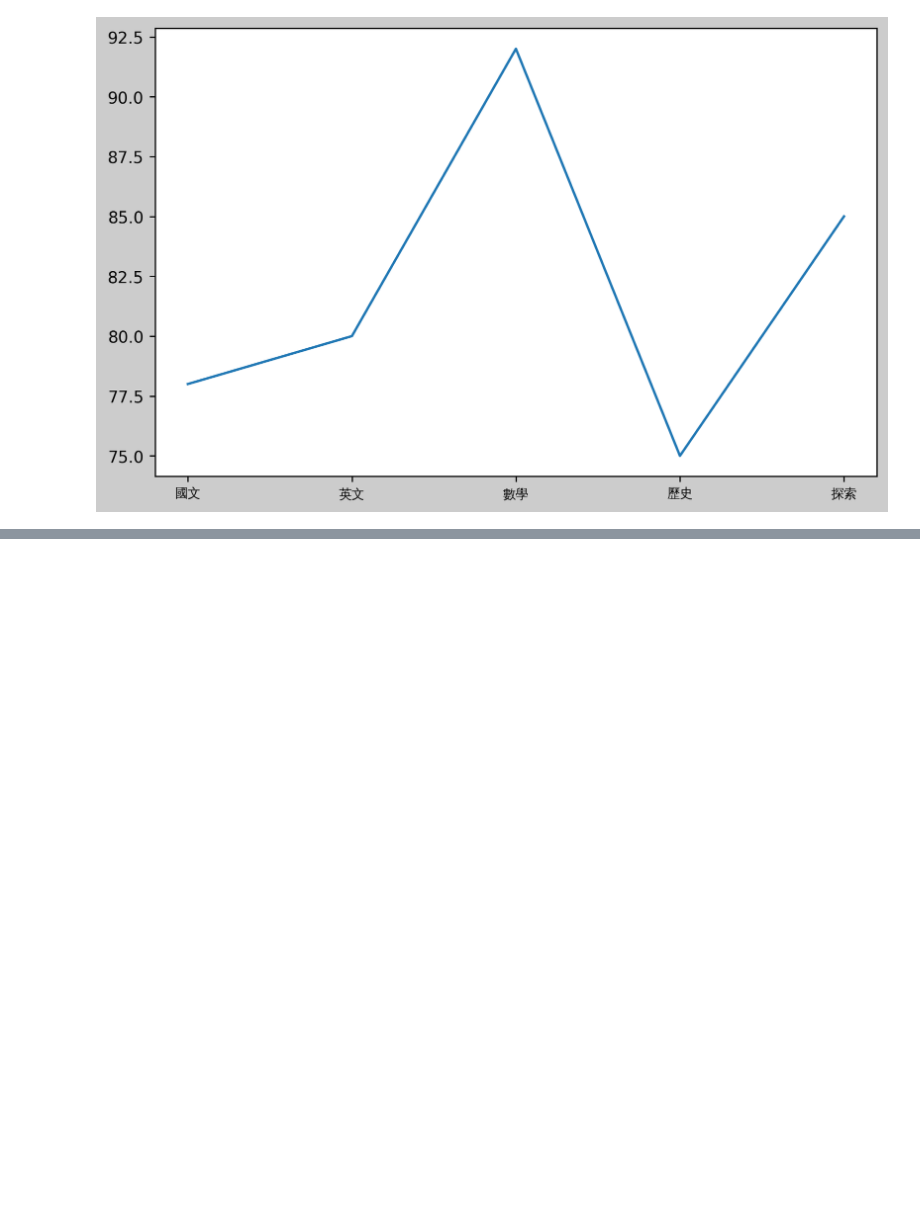
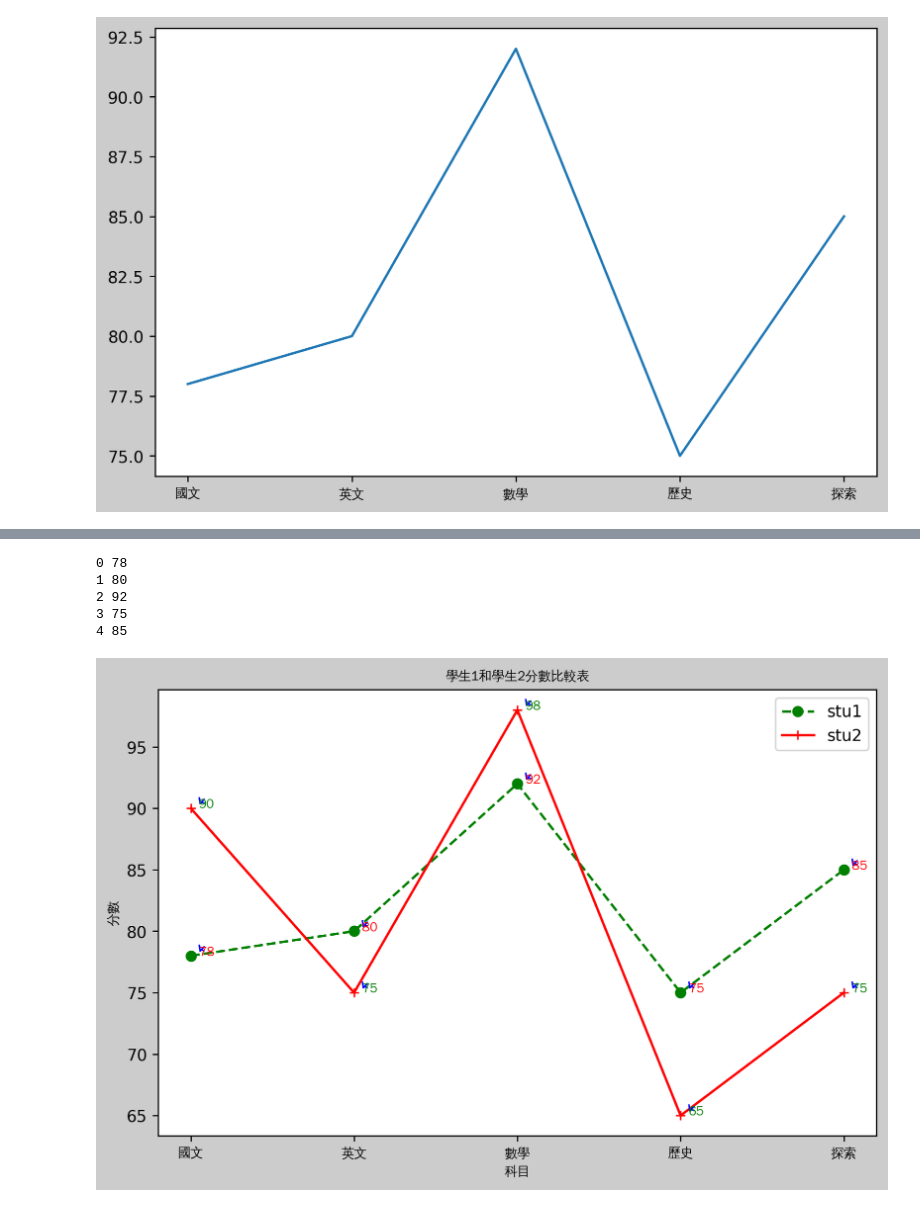
Before and after one commit to Bebe1125/_2023_07_23_sunday_, a Jupyter notebook: lesson15_1.ipynb, the cells around one changed output, grey strips where cells are left out. Saved outputs shown, nothing was run; the diff lists cells and outputs as text; code cells hidden in the pictures; blank space fills up the shorter version.

```diff
--- a/lesson15_1.ipynb
+++ b/lesson15_1.ipynb
@@ -60,0 +70,46 @@ Text(0, 0.5, '分數')
+# %%
+#使用codespace 要安裝中文字型
+#install 要加-y
+#命令列:sudo apt-get update -y
+#命令列:sudo apt-get install -y fonts-wqy-zenhei
+#說明網址:https://askubuntu.com/questions/490829/how-can-i-install-chinese-fonts-on-kubuntu-14-04
+#字型位置:/usr/share/fonts/truetype/wqy/wqy-zenhei.ttc
+
+import matplotlib.pyplot as plt
+from matplotlib.font_manager import FontProperties
+#mac: font=FontProperties(fname='/Library/Fonts/Arial Unicode.ttf',size=8)
+#mac: font1=FontProperties(fname='/Library/Fonts/Arial Unicode.ttf',size=12)
+#window: font=FontProperties(fname=r'c:\windows\fonts\simsun.ttc',size=8)
+
+font = FontProperties(fname='/usr/share/fonts/truetype/wqy/wqy-zenhei.ttc',size=8)
+
+student1 =  {'國文':78, '英文':80, '數學':92, '歷史':75, '探索':85}
+student2 = {'國文':90, '英文':75, '數學':98, '歷史':65, '探索':75}
+
+figure = plt.figure(figsize=(8, 5), dpi=250, facecolor="#cccccc")
+axes = figure.add_subplot(1,1,1)
+axes.plot(student1.keys(),student1.values(),'g--o',label='stu1')
+axes.plot(student2.keys(),student2.values(),'r-+',label='stu2')
+axes.set_xticklabels(student1.keys(),fontproperties=font)
+axes.legend()
+axes.set_title("學生1和學生2分數比較表",fontproperties=font)
+axes.set_xlabel("科目",fontproperties=font)
+axes.set_ylabel("分數",fontproperties=font)
+#axes.annotate('90',(1,70))
+for x in axes.get_xticks():
+    value1 = list(student1.values())[x]
+    value2 = list(student2.values())[x]
+    print(x,value1)
+    axes.annotate(str(value1),(x+0.05,value1),fontproperties=font,color='red',
+                  arrowprops=dict(arrowstyle='->', connectionstyle='arc3,rad=0.95',
+                            color='b'))
+    axes.annotate(str(value2),(x+0.05,value2),fontproperties=font,color='green',
+                  arrowprops=dict(arrowstyle='->', connectionstyle='arc3,rad=0.95',
+                            color='b'))
+# %% [output]
+0 78
+1 80
+2 92
+3 75
+4 85
+[figure, added]
```
Also changed, not shown: parts of 1 cell of this notebook.
